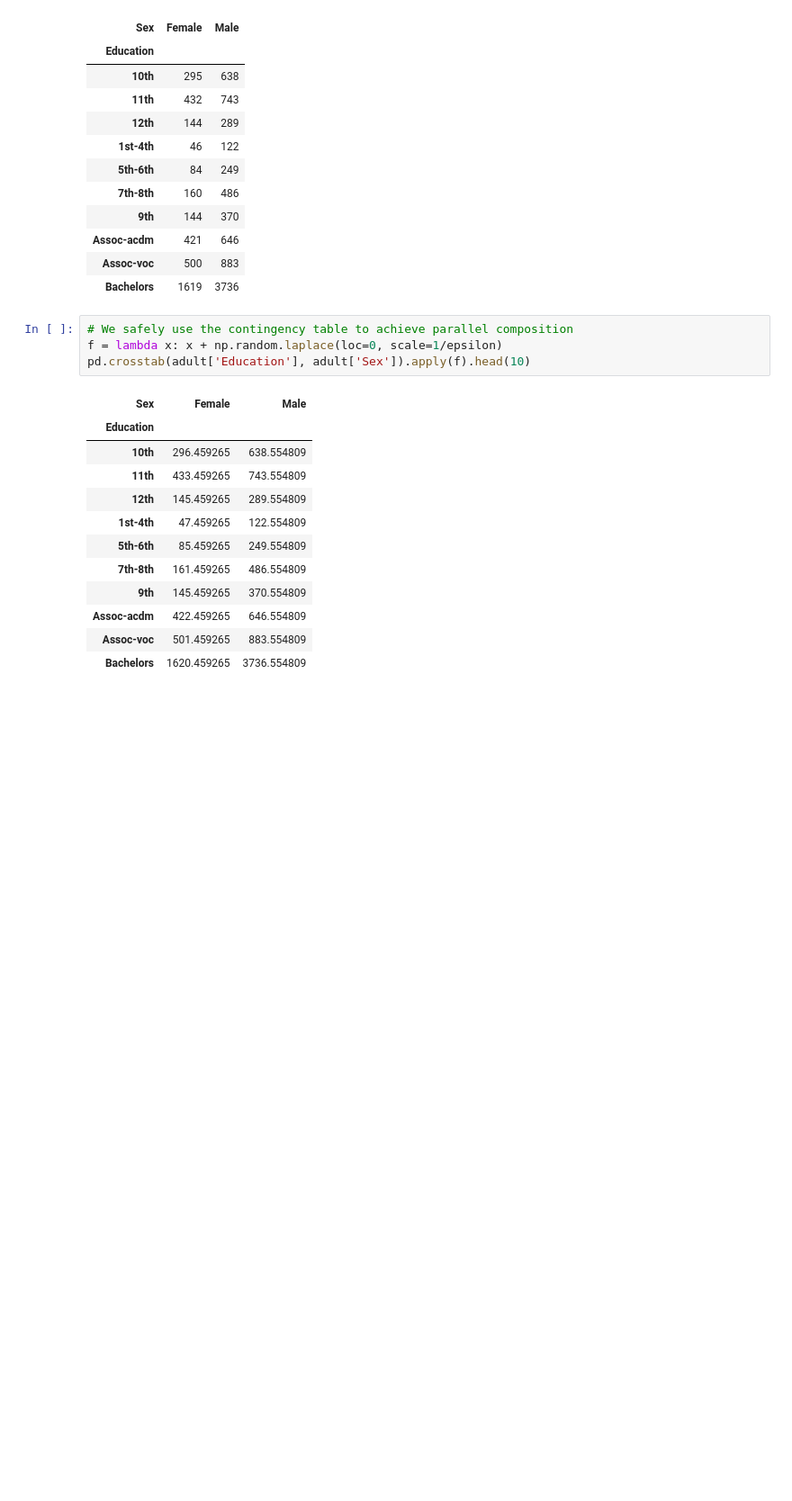
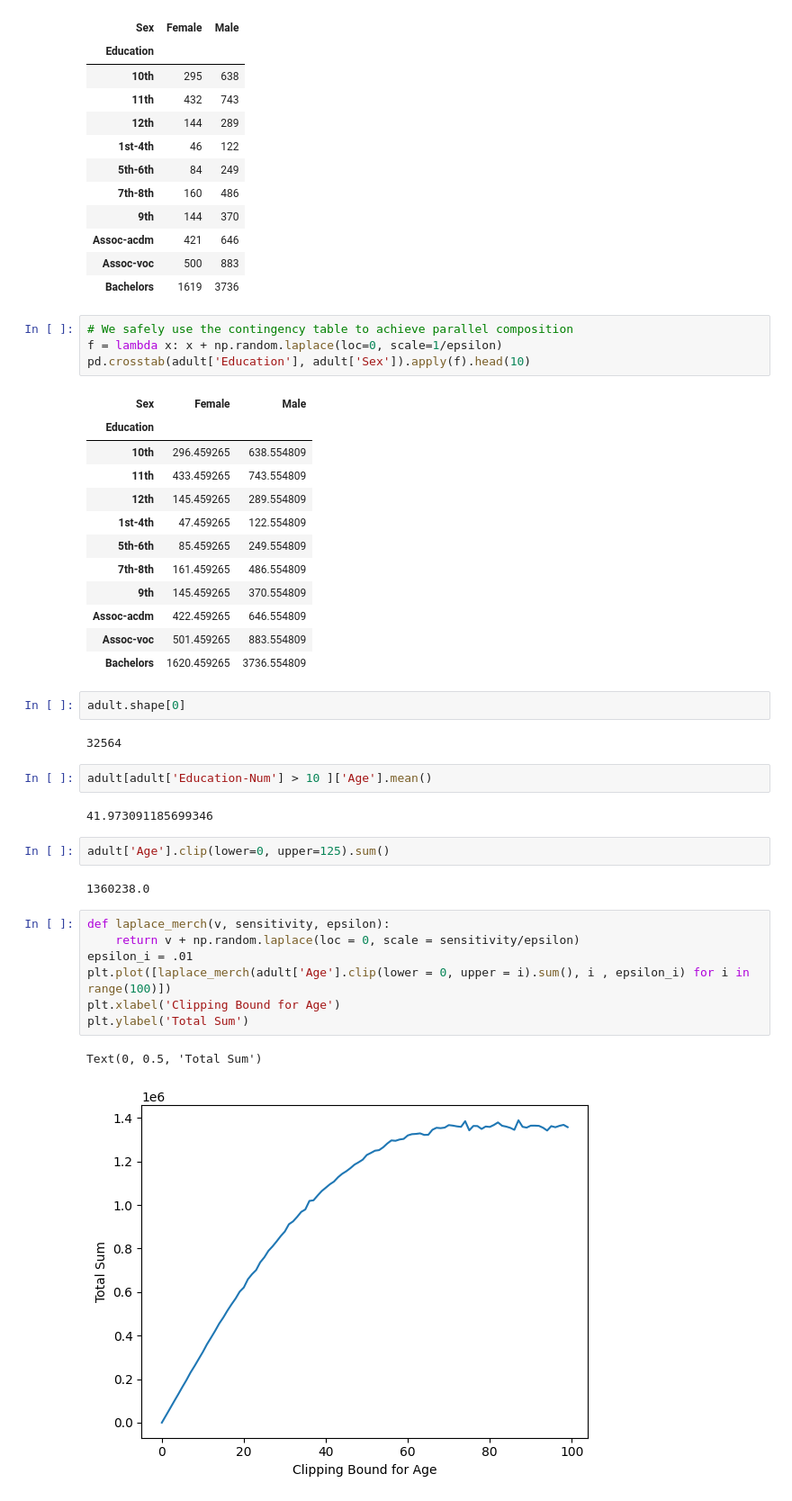
Before and after one commit to stevegee1/Programming_Differential_Privacy, a Jupyter notebook: properties_of_DP.ipynb, the cells around one changed output. Shown: that part at 90% size. Cells and saved outputs as stored; diff of their text form; blank space fills up the shorter version.

Commit message:
Add documentation for sensitivity

```diff
--- a/properties_of_DP.ipynb
+++ b/properties_of_DP.ipynb
@@ -128,3 +128,25 @@ pd.crosstab(adult['Education'], adult['Sex']).apply(f).head(10)
 | Assoc-acdm | 422.459265 | 646.554809 |
 | Assoc-voc | 501.459265 | 883.554809 |
 | Bachelors | 1620.459265 | 3736.554809 |
+# %%
+adult.shape[0]
+# %% [output]
+32564
+# %%
+adult[adult['Education-Num'] > 10 ]['Age'].mean()
+# %% [output]
+41.973091185699346
+# %%
+adult['Age'].clip(lower=0, upper=125).sum()
+# %% [output]
+1360238.0
+# %%
+def laplace_merch(v, sensitivity, epsilon):
+    return v + np.random.laplace(loc = 0, scale = sensitivity/epsilon)
+epsilon_i = .01
+plt.plot([laplace_merch(adult['Age'].clip(lower = 0, upper = i).sum(), i , epsilon_i) for i in range(100)])
+plt.xlabel('Clipping Bound for Age')
+plt.ylabel('Total Sum')
+# %% [output]
+Text(0, 0.5, 'Total Sum')
+[figure, added]
```
Also changed, not shown: 1 other file.
